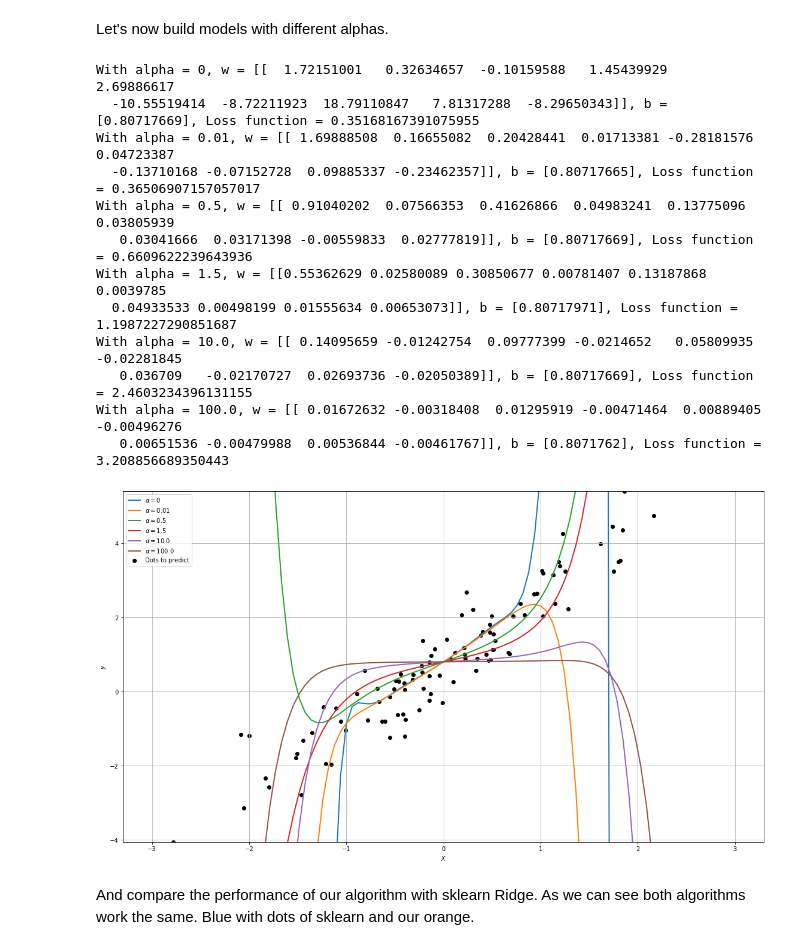
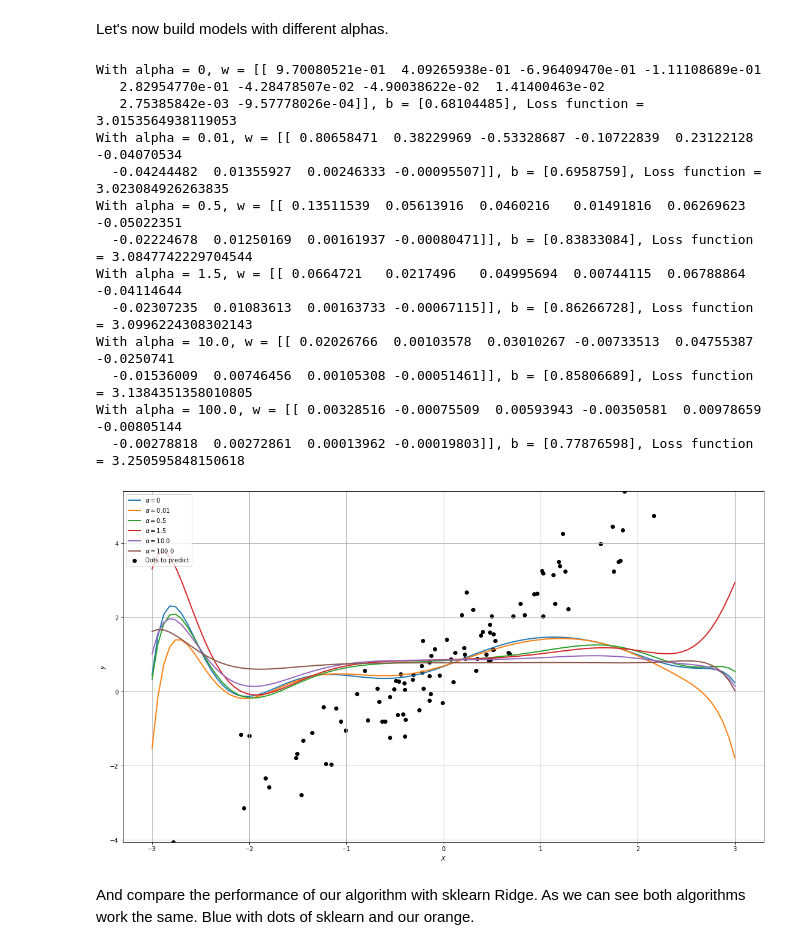
Before and after one commit to RomanSafronenkov/Algorithms, a Jupyter notebook: files/Regressions.ipynb, the cells around one changed output. Cells and saved outputs as stored; diff of their text form; code cells hidden in the pictures.

```diff
--- a/files/Regressions.ipynb
+++ b/files/Regressions.ipynb
@@ -43,10 +43,10 @@ class SimpleLinearRegression:
         return ((y_pred - y) ** 2).sum() / y.shape[0] #MSE
 
     def w_grad(self, X, y):
-        return np.array([(2 * X.T @ (X @ self.w.T + self.b - y)).sum(axis=1) / X.shape[0]])
+        return np.array([(2 * X.T.dot((X.dot(self.w.T) + self.b - y))).sum(axis=1) / X.shape[0]])
 
     def b_grad(self, X, y):
-        return np.array([(2 * (X @ self.w.T + self.b - y)).sum() / X.shape[0]])
+        return np.array([(2 * (X.dot(self.w.T) + self.b - y)).sum() / X.shape[0]])
 
     def fit(self, X, y, lr=0.001, num_epochs=10000, beta=0.9, optimizer='SGD', beta1=0.9, beta2=0.999, eps=10e-9):
         self.init_weights(X.shape[0])
@@ -56,8 +56,10 @@ class SimpleLinearRegression:
         weights_history.append([self.w.tolist(), self.b.item()])
         if optimizer == 'Stochastic':
             for _ in range(num_epochs):
-                self.w -= lr * self.w_grad(X.T, y.T)
-                self.b -= lr * self.b_grad(X.T, y.T)
+                new_w = self.w - lr * self.w_grad(X.T, y.T)
+                new_b = self.b - lr * self.b_grad(X.T, y.T)
+                self.w = new_w
+                self.b = new_b
                 if _ % 100 == 0:
                     mse_history.append(self.MSE(self.predict(X), y.T))
                     weights_history.append([self.w.tolist(), self.b.item()])
@@ -66,8 +68,10 @@ class SimpleLinearRegression:
             for _ in range(num_epochs):
                 next_vel_w = beta * self.vel_w + lr * self.w_grad(X.T, y.T)
                 next_vel_b = beta * self.vel_b + lr * self.b_grad(X.T, y.T)
-                self.w -= next_vel_w
-                self.b -= next_vel_b
+                new_w = self.w - next_vel_w
+                new_b = self.b - next_vel_b
+                self.w = new_w
+                self.b = new_b
                 self.vel_w = next_vel_w
                 self.vel_b = next_vel_b
                 if _ % 100 == 0:
@@ -80,8 +84,10 @@ class SimpleLinearRegression:
                 next_EMA2_w = (1 - beta2) * (self.w_grad(X.T, y.T)) ** 2 + beta2 * self.EMA_adam2_w
                 next_EMA1_b = (1 - beta1) * self.b_grad(X.T, y.T) + beta1 * self.EMA_adam1_b
                 next_EMA2_b = (1 - beta2) * (self.b_grad(X.T, y.T)) ** 2 + beta2 * self.EMA_adam2_b
-                self.w -= lr * next_EMA1_w / (np.sqrt(next_EMA2_w) + eps)
-                self.b -= lr * next_EMA1_b / (np.sqrt(next_EMA2_b) + eps)
+                new_w = self.w - lr * next_EMA1_w / (np.sqrt(next_EMA2_w) + eps)
+                new_b = self.b - lr * next_EMA1_b / (np.sqrt(next_EMA2_b) + eps)
+                self.w = new_w
+                self.b = new_b
                 self.EMA_adam1_w = next_EMA1_w
                 self.EMA_adam2_w = next_EMA2_w
                 self.EMA_adam1_b = next_EMA1_b
@@ -340,8 +346,10 @@ class RidgeRegression(SimpleLinearRegression):
             next_EMA2_w = (1 - beta2) * (self.w_grad(X.T, y.T)) ** 2 + beta2 * self.EMA_adam2_w
             next_EMA1_b = (1 - beta1) * self.b_grad(X.T, y.T) + beta1 * self.EMA_adam1_b
             next_EMA2_b = (1 - beta2) * (self.b_grad(X.T, y.T)) ** 2 + beta2 * self.EMA_adam2_b
-            self.w -= lr * next_EMA1_w / (np.sqrt(next_EMA2_w) + eps)
-            self.b -= lr * next_EMA1_b / (np.sqrt(next_EMA2_b) + eps)
+            new_w = self.w - lr * next_EMA1_w / (np.sqrt(next_EMA2_w) + eps)
+            new_b = self.b - lr * next_EMA1_b / (np.sqrt(next_EMA2_b) + eps)
+            self.w = new_w
+            self.b = new_b
             self.EMA_adam1_w = next_EMA1_w
             self.EMA_adam2_w = next_EMA2_w
             self.EMA_adam1_b = next_EMA1_b
@@ -373,33 +381,34 @@ X_n = poly.fit_transform(np.array([X_new]).T).T
 # %%
 fig, ax = plt.subplots(figsize=(19.20, 10.80))
 ax.scatter(X[0], y, marker='o', color='black', label='Dots to predict')
 for alpha in [0, 0.01, 0.5, 1.5, 10., 100.]:
     ridge_reg = RidgeRegression(alpha=alpha)
-    history, weights_history = ridge_reg.fit(X, np.array([y]), lr=3e-4, num_epochs=100000)
+    history, weights_history = ridge_reg.fit(X_n, np.array([y]), lr=3e-4, num_epochs=100000)
     ax.plot(X_n[0].T, ridge_reg.predict(X_n)\
             , linewidth=2, label=r'$\alpha = {}$'.format(alpha))
     plt.ylim([y.min(), y.max()])
     print(r'With alpha = {0}, w = {1}, b = {2}, Loss function = {3}'\
           .format(alpha, ridge_reg.w, ridge_reg.b, history[-1]))
 ax.grid()
 ax.legend(loc='upper left')
 ax.set_xlabel('$X$')
 ax.set_ylabel('$y$')
 plt.show()
 # %% [output]
-With alpha = 0, w = [[  1.72151001   0.32634657  -0.10159588   1.45439929   2.69886617
-  -10.55519414  -8.72211923  18.79110847   7.81317288  -8.29650343]], b = [0.80717669], Loss function = 0.35168167391075955
-With alpha = 0.01, w = [[ 1.69888508  0.16655082  0.20428441  0.01713381 -0.28181576  0.04723387
-  -0.13710168 -0.07152728  0.09885337 -0.23462357]], b = [0.80717665], Loss function = 0.36506907157057017
-With alpha = 0.5, w = [[ 0.91040202  0.07566353  0.41626866  0.04983241  0.13775096  0.03805939
-   0.03041666  0.03171398 -0.00559833  0.02777819]], b = [0.80717669], Loss function = 0.6609622239643936
-With alpha = 1.5, w = [[0.55362629 0.02580089 0.30850677 0.00781407 0.13187868 0.0039785
-  0.04933533 0.00498199 0.01555634 0.00653073]], b = [0.80717971], Loss function = 1.1987227290851687
-With alpha = 10.0, w = [[ 0.14095659 -0.01242754  0.09777399 -0.0214652   0.05809935 -0.02281845
-   0.036709   -0.02170727  0.02693736 -0.02050389]], b = [0.80717669], Loss function = 2.4603234396131155
-With alpha = 100.0, w = [[ 0.01672632 -0.00318408  0.01295919 -0.00471464  0.00889405 -0.00496276
-   0.00651536 -0.00479988  0.00536844 -0.00461767]], b = [0.8071762], Loss function = 3.208856689350443
+With alpha = 0, w = [[ 9.70080521e-01  4.09265938e-01 -6.96409470e-01 -1.11108689e-01
+   2.82954770e-01 -4.28478507e-02 -4.90038622e-02  1.41400463e-02
+   2.75385842e-03 -9.57778026e-04]], b = [0.68104485], Loss function = 3.0153564938119053
+With alpha = 0.01, w = [[ 0.80658471  0.38229969 -0.53328687 -0.10722839  0.23122128 -0.04070534
+  -0.04244482  0.01355927  0.00246333 -0.00095507]], b = [0.6958759], Loss function = 3.023084926263835
+With alpha = 0.5, w = [[ 0.13511539  0.05613916  0.0460216   0.01491816  0.06269623 -0.05022351
+  -0.02224678  0.01250169  0.00161937 -0.00080471]], b = [0.83833084], Loss function = 3.0847742229704544
+With alpha = 1.5, w = [[ 0.0664721   0.0217496   0.04995694  0.00744115  0.06788864 -0.04114644
+  -0.02307235  0.01083613  0.00163733 -0.00067115]], b = [0.86266728], Loss function = 3.0996224308302143
+With alpha = 10.0, w = [[ 0.02026766  0.00103578  0.03010267 -0.00733513  0.04755387 -0.0250741
+  -0.01536009  0.00746456  0.00105308 -0.00051461]], b = [0.85806689], Loss function = 3.1384351358010805
+With alpha = 100.0, w = [[ 0.00328516 -0.00075509  0.00593943 -0.00350581  0.00978659 -0.00805144
+  -0.00278818  0.00272861  0.00013962 -0.00019803]], b = [0.77876598], Loss function = 3.250595848150618
-[figure, old version]
+[figure, new version]
 # %% [markdown]
 <p>And compare the performance of our algorithm with sklearn Ridge. As we can see both algorithms work the same. Blue with dots of sklearn and our orange.</p>
 # %%
```
Also changed, not shown: parts of 12 cells of this notebook, 2 other files.
